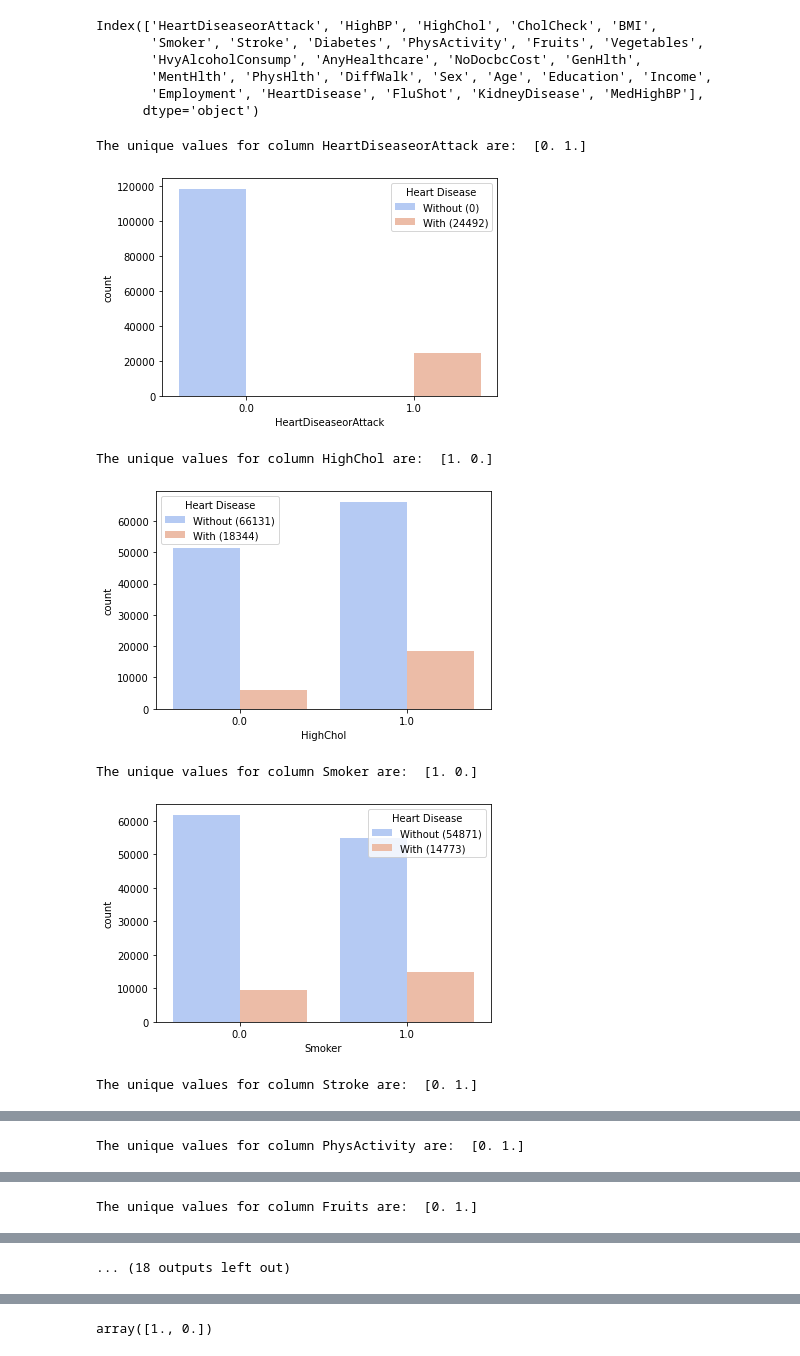
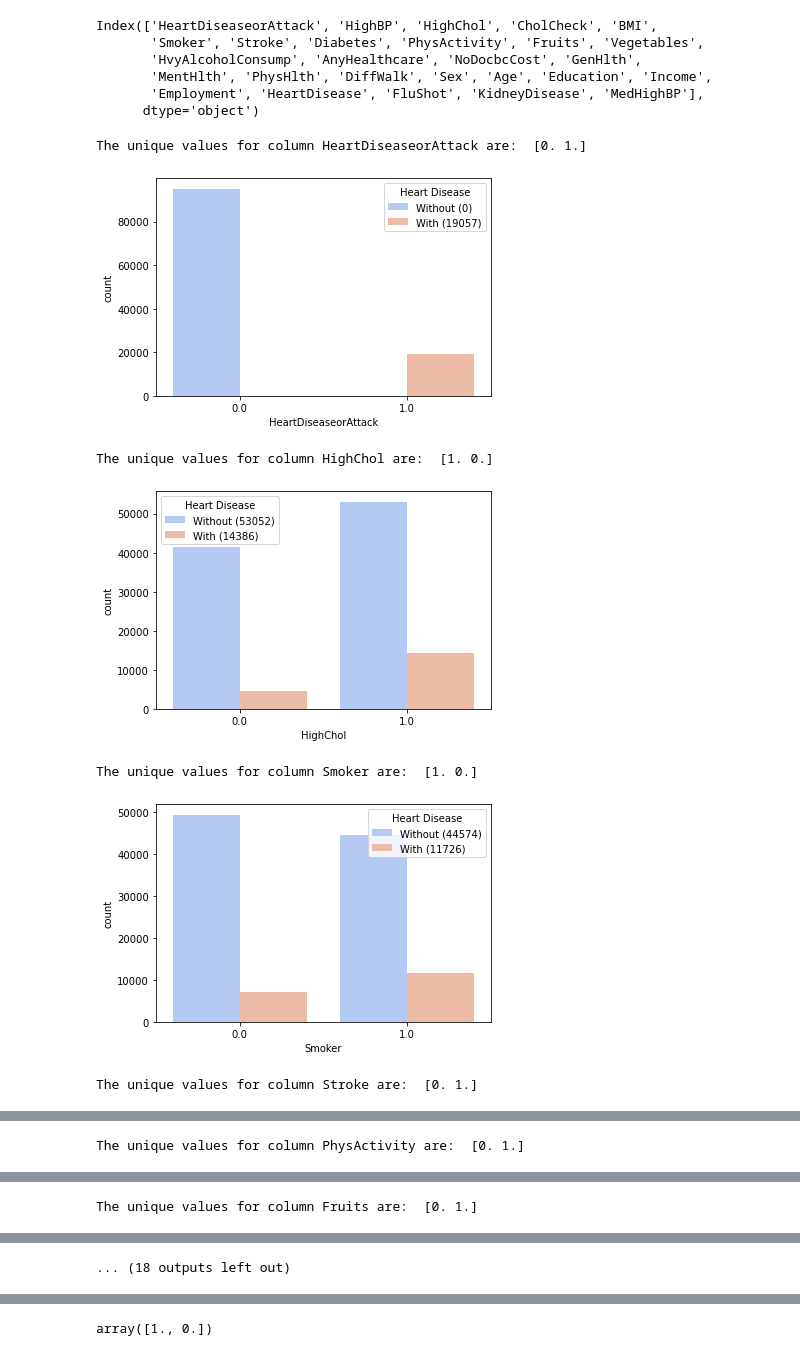
Before and after one commit to juliast224/heart-disease-prediction, a Jupyter notebook: Heart_disease_prediction.ipynb, the cells around one changed output, grey strips where cells are left out. Cells and saved outputs as stored; diff of their text form; code cells hidden in the pictures.

```diff
--- a/Heart_disease_prediction.ipynb
+++ b/Heart_disease_prediction.ipynb
@@ -333,31 +333,32 @@ Index(['HeartDiseaseorAttack', 'HighBP', 'HighChol', 'CholCheck', 'BMI',
 # %%
 change_2_to_0 = ['HeartDiseaseorAttack', 'HighChol', 'Smoker', 'Stroke', 'PhysActivity', 'Fruits', 'Vegetables', 'AnyHealthcare', 'NoDocbcCost',
                      'DiffWalk', 'Sex', 'HeartDisease', 'FluShot', 'KidneyDisease', 'MedHighBP']
 def preprocessing(df, list_a):
     # for the columns where a value of 2 is corresponding to 'no' change them to 0
     # delete 7 and 9 columns that represent 'I dont know' and 'Refused to answer' answers
     for x in list_a:
         df = df[df[x] != 7]
         df = df[df[x] != 9]
         df[x] = df[x].replace({2: 0})
         print(f'The unique values for column {x} are: ', df[x].unique())
         # count the number of entries with and without heart disease
         with_disease_counts = df[df['HeartDiseaseorAttack'] == 1][x].value_counts()
         without_disease_counts = df[df['HeartDiseaseorAttack'] == 0][x].value_counts()
         num_with_disease = with_disease_counts.loc[1] if 1 in with_disease_counts.index else 0
         num_without_disease = without_disease_counts.loc[1] if 1 in without_disease_counts.index else 0
         # create a bar plot with heart disease counts
         sns.countplot(x=x, hue='HeartDiseaseorAttack', data=df, palette='coolwarm')
         # show the counts in the legend
         plt.legend(title='Heart Disease', labels=[f'Without ({num_without_disease})', f'With ({num_with_disease})'])
         plt.show()
+    return df
 
-preprocessing(data_df_selected, change_2_to_0)
+data_df_selected = preprocessing(data_df_selected, change_2_to_0)
 # %% [output]
 The unique values for column HeartDiseaseorAttack are:  [0. 1.]
-[figure, old version]
+[figure, new version]
 The unique values for column HighChol are:  [1. 0.]
-[figure, old version]
+[figure, new version]
 The unique values for column Smoker are:  [1. 0.]
-[figure, old version]
+[figure, new version]
 The unique values for column Stroke are:  [0. 1.]
```
Also changed, not shown: parts of 16 cells of this notebook, 1 other file.
